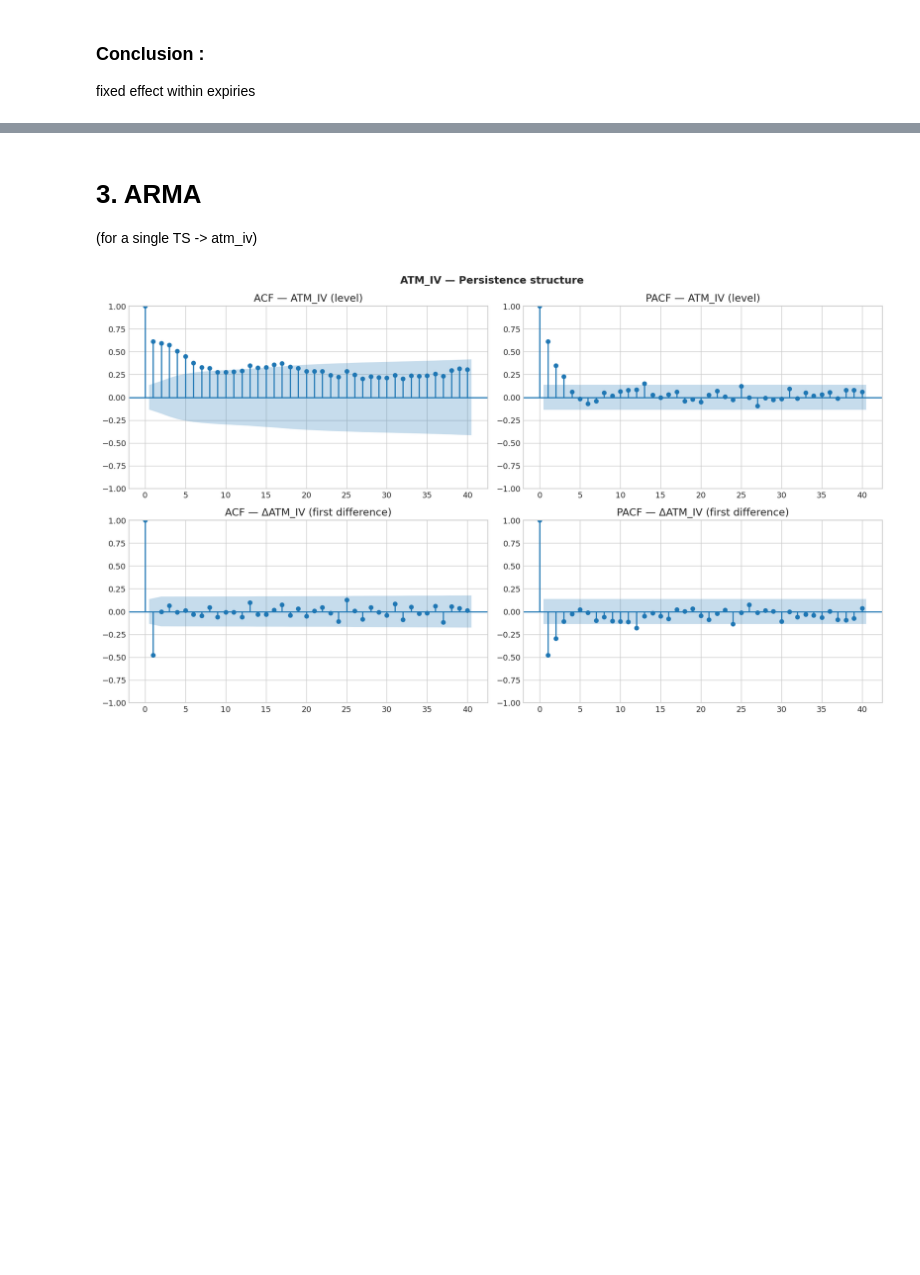
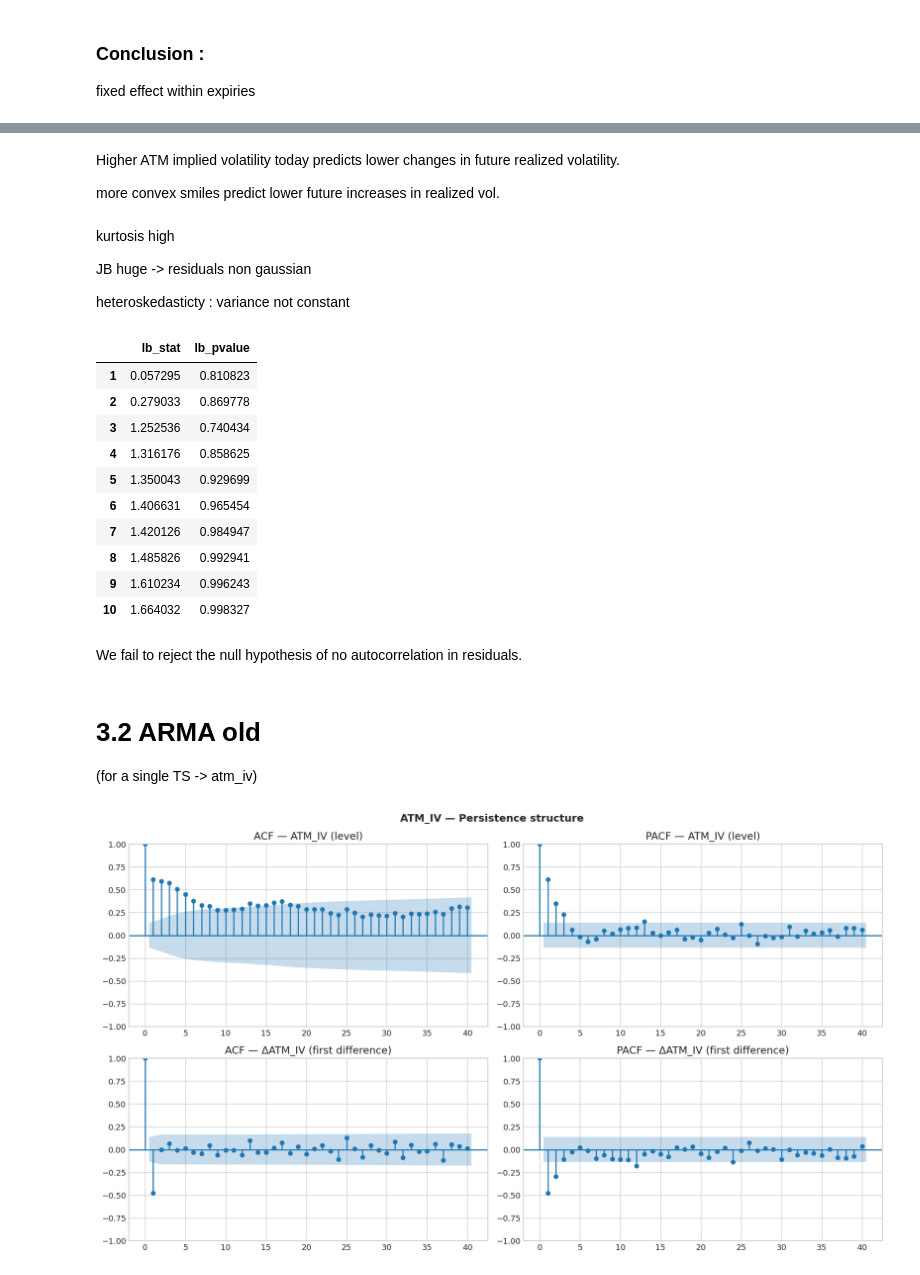
Before and after one commit to GabrielDelhay/Econometrics-project, a Jupyter notebook: Econometrics_Models.ipynb, the cells around one changed output, grey strips where cells are left out. Cells and saved outputs as stored; diff of their text form; code cells hidden in the pictures; blank space fills up the shorter version.

```diff
--- a/Econometrics_Models.ipynb
+++ b/Econometrics_Models.ipynb
@@ -429,7 +429,7 @@ Reject $H_0$ → entity effects correlated with regressors → **FE is the consi
 from linearmodels.panel import PanelOLS, RandomEffects
 
 # ── Panel construction ─────────────────────────────────────────────────────────
-panel_surf = build_surface_panel(df, reg_base,
+panel_surf = build_surface_panel(df, reg_overlap,
                                  wing_lo=WING_LOW, wing_hi_p=WING_HIGH_PUT,
                                  wing_lo_c=WING_LOW_CALL, wing_hi=WING_HIGH)
 
@@ -507,0 +510,13 @@ fixed effect within expiries
+# %%
+from statsmodels.tsa.arima.model import ARIMA
+import itertools
+
+# Use overlapping series for enough observations
+# exog = the X variables entering contemporaneously
+exog = reg_overlap[['atm_iv', 'convexity']].dropna()
+endog = reg_overlap['rv_forward'].dropna()
+
+# Align indices
+common_idx = exog.index.intersection(endog.index)
+exog = exog.loc[common_idx]
+endog = endog.loc[common_idx]
@@ -507,0 +570,3 @@ fixed effect within expiries
+# %%
+model_armax = ARIMA(endog, exog=exog, order=(best_p, 1, best_q)).fit()
+print(model_armax.summary())
@@ -508,5 +591,33 @@ fixed effect within expiries
+# %% [markdown]
+Higher ATM implied volatility today predicts lower changes in future realized volatility.
+
+more convex smiles predict lower future increases in realized vol.
+# %% [markdown]
+kurtosis high
+
+JB huge -> residuals non gaussian
+
+heteroskedasticty : variance not constant
+# %%
+# ljung-box test : check that autocorr is low
+from statsmodels.stats.diagnostic import acorr_ljungbox
+acorr_ljungbox(model_armax.resid, lags=10)
+# %% [output]
+|  | lb_stat | lb_pvalue |
+| 1 | 0.057295 | 0.810823 |
+| 2 | 0.279033 | 0.869778 |
+| 3 | 1.252536 | 0.740434 |
+| 4 | 1.316176 | 0.858625 |
+| 5 | 1.350043 | 0.929699 |
+| 6 | 1.406631 | 0.965454 |
+| 7 | 1.420126 | 0.984947 |
+| 8 | 1.485826 | 0.992941 |
+| 9 | 1.610234 | 0.996243 |
+| 10 | 1.664032 | 0.998327 |
+# %% [markdown]
+We fail to reject the null hypothesis of no autocorrelation in residuals.
 # %% [markdown]
-# 3. ARMA
+# 3.2 ARMA old
 (for a single TS -> atm_iv)
 # %%
 from statsmodels.graphics.tsaplots import plot_acf, plot_pacf
```
Also changed, not shown: parts of 7 cells of this notebook.
